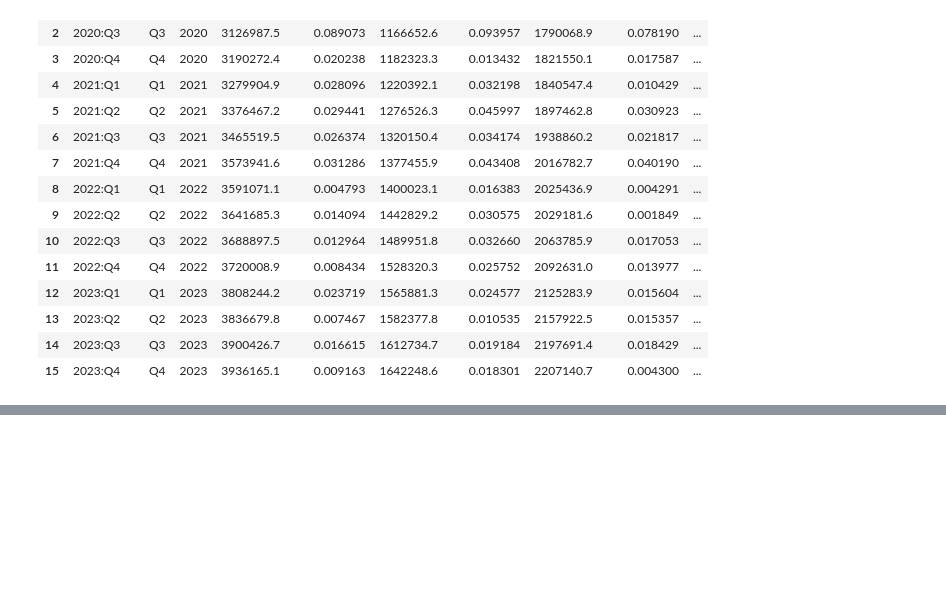
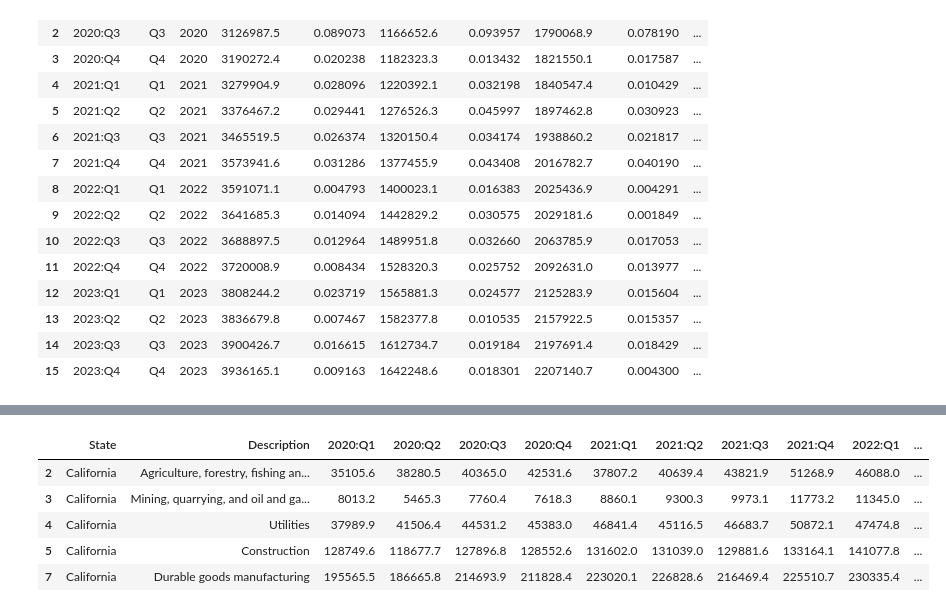
Before and after one commit to jrdthomas1/Project-1, a Jupyter notebook: jupyter/GDP.ipynb, the cells around one changed output, grey strips where cells are left out. Saved outputs shown, nothing was run; the diff lists cells and outputs as text; code cells hidden in the pictures; blank space fills up the shorter version.

```diff
--- a/jupyter/GDP.ipynb
+++ b/jupyter/GDP.ipynb
@@ -68,0 +91,26 @@ gdp_df
+# %%
+# Remove NaN values (last 2 rows)
+industry_df = industry_df.dropna()
+
+# Remove blank spaces that are included in strings
+industry_df = industry_df.apply(lambda x: x.str.strip() if x.dtype == "object" else x)
+
+# Remove aggregate descriptions
+industry_df = industry_df[(industry_df['Description'] != 'Private industries') & (industry_df['Description'] != 'All industry total')
+& (industry_df['Description'] != 'Manufacturing') & (industry_df['Description'] != 'Government and government enterprises')]
+
+# Rename GeoName to State
+industry_df = industry_df.rename(columns = {'GeoName':'State'})
+
+# Drop 'GeoFips' and 'LineCode' columns
+industry_df = industry_df.drop(columns=['GeoFips','LineCode'])
+
+# Preview DataFrame
+industry_df.head()
+# %% [output]
+|  | State | Description | 2020:Q1 | 2020:Q2 | 2020:Q3 | 2020:Q4 | 2021:Q1 | 2021:Q2 | 2021:Q3 | 2021:Q4 | 2022:Q1 | ... |
+| 2 | California | Agriculture, forestry, fishing an... | 35105.6 | 38280.5 | 40365.0 | 42531.6 | 37807.2 | 40639.4 | 43821.9 | 51268.9 | 46088.0 | ... |
+| 3 | California | Mining, quarrying, and oil and ga... | 8013.2 | 5465.3 | 7760.4 | 7618.3 | 8860.1 | 9300.3 | 9973.1 | 11773.2 | 11345.0 | ... |
+| 4 | California | Utilities | 37989.9 | 41506.4 | 44531.2 | 45383.0 | 46841.4 | 45116.5 | 46683.7 | 50872.1 | 47474.8 | ... |
+| 5 | California | Construction | 128749.6 | 118677.7 | 127896.8 | 128552.6 | 131602.0 | 131039.0 | 129881.6 | 133164.1 | 141077.8 | ... |
+| 7 | California | Durable goods manufacturing | 195565.5 | 186665.8 | 214693.9 | 211828.4 | 223020.1 | 226828.6 | 216469.4 | 225510.7 | 230335.4 | ... |
```
Also changed, not shown: parts of 6 cells of this notebook, 1 other file.
